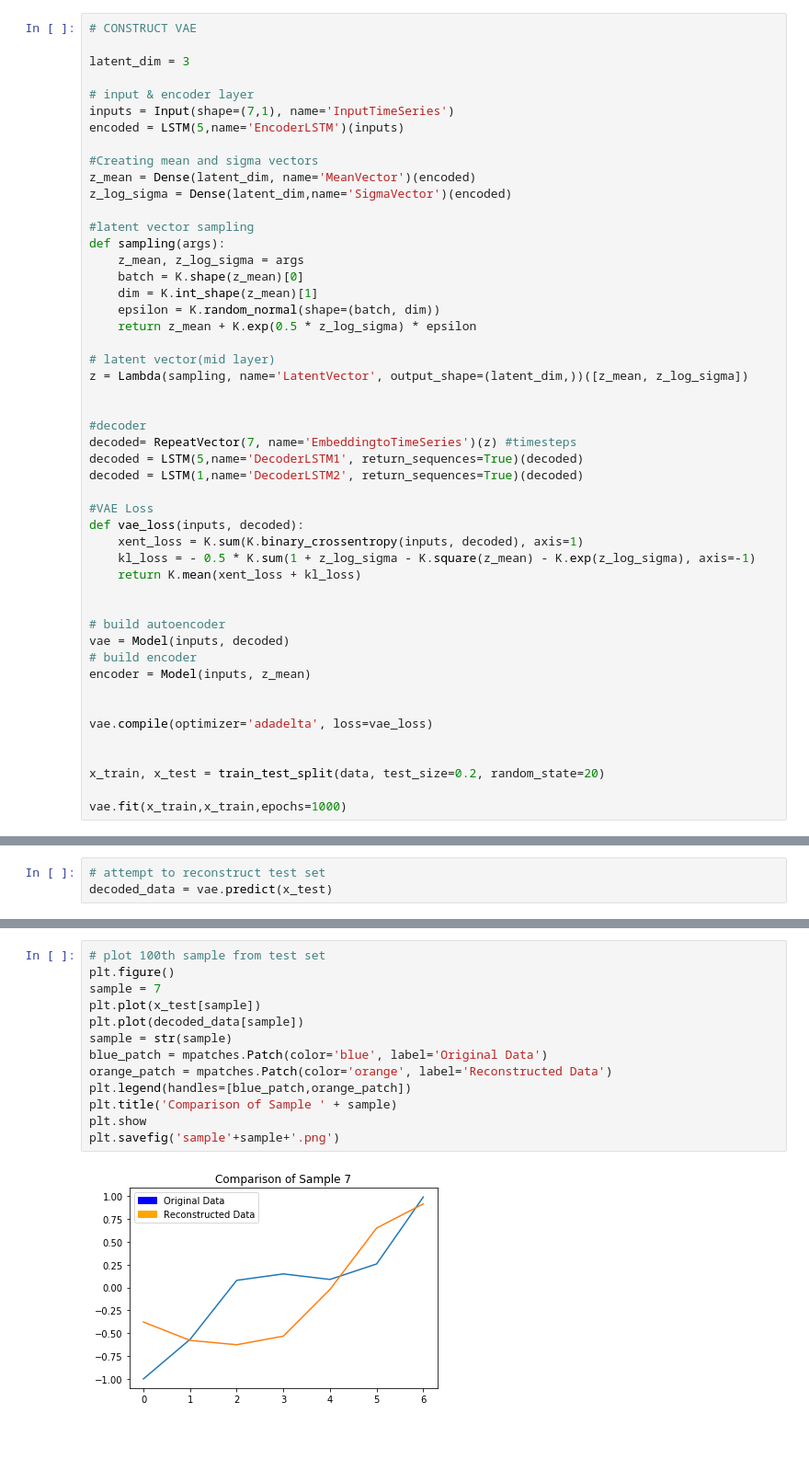
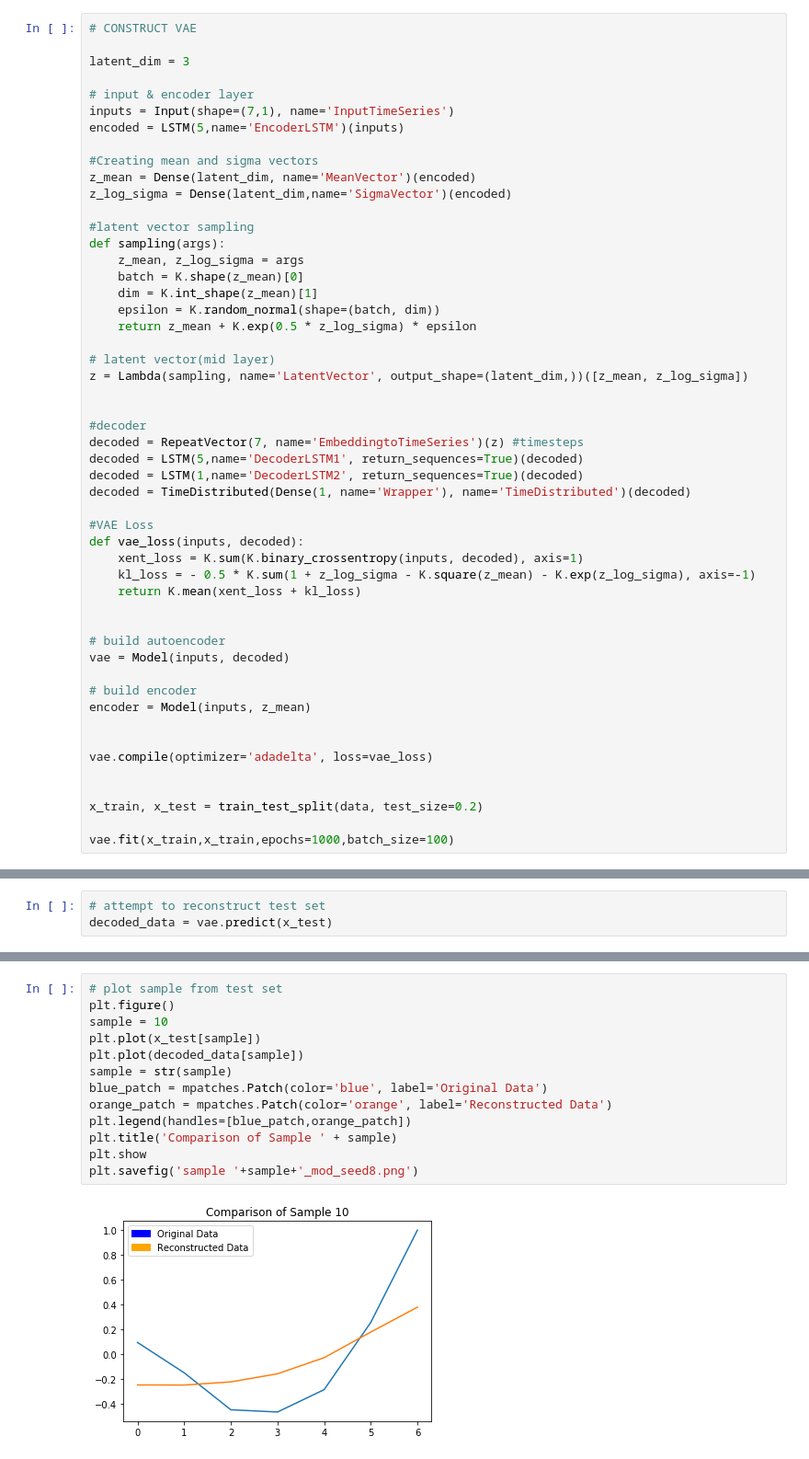
Before and after one commit to stehuang/Deep-Learning-Project-B2DK-, a Jupyter notebook: Deep Learning Project/Autoencoders/LSTM Variational Autoencoder.ipynb, the cells around one changed output, grey strips where cells are left out. Shown at 92% size. Saved outputs shown, nothing was run; the diff lists cells and outputs as text.

Commit message:
Add files via upload
added tensorflow random seed

```diff
--- a/Deep Learning Project/Autoencoders/LSTM Variational Autoencoder.ipynb
+++ b/Deep Learning Project/Autoencoders/LSTM Variational Autoencoder.ipynb
@@ -56,9 +72,10 @@ z = Lambda(sampling, name='LatentVector', output_shape=(latent_dim,))([z_mean, z
 
 
 #decoder
-decoded= RepeatVector(7, name='EmbeddingtoTimeSeries')(z) #timesteps
+decoded = RepeatVector(7, name='EmbeddingtoTimeSeries')(z) #timesteps
 decoded = LSTM(5,name='DecoderLSTM1', return_sequences=True)(decoded)
 decoded = LSTM(1,name='DecoderLSTM2', return_sequences=True)(decoded)
+decoded = TimeDistributed(Dense(1, name='Wrapper'), name='TimeDistributed')(decoded)
 
 #VAE Loss
 def vae_loss(inputs, decoded):
@@ -69,6 +86,7 @@ def vae_loss(inputs, decoded):
 
 # build autoencoder
 vae = Model(inputs, decoded)
+
 # build encoder
 encoder = Model(inputs, z_mean)
 
@@ -76,8 +94,8 @@ encoder = Model(inputs, z_mean)
 vae.compile(optimizer='adadelta', loss=vae_loss)
 
 
-x_train, x_test = train_test_split(data, test_size=0.2, random_state=20)
+x_train, x_test = train_test_split(data, test_size=0.2)
 
-vae.fit(x_train,x_train,epochs=1000)
+vae.fit(x_train,x_train,epochs=1000,batch_size=100)
 # %% [output]
 Epoch 1/1000
@@ -131,15 +149,15 @@ No handles with labels found to put in legend.
 # %%
-# plot 100th sample from test set
+# plot sample from test set
 plt.figure()
-sample = 7
+sample = 10
 plt.plot(x_test[sample])
 plt.plot(decoded_data[sample])
 sample = str(sample)
 blue_patch = mpatches.Patch(color='blue', label='Original Data')
 orange_patch = mpatches.Patch(color='orange', label='Reconstructed Data')
 plt.legend(handles=[blue_patch,orange_patch])
 plt.title('Comparison of Sample ' + sample)
 plt.show
-plt.savefig('sample'+sample+'.png')
+plt.savefig('sample '+sample+'_mod_seed8.png')
 # %% [output]
-[figure, old version]
+[figure, new version]
```
Also changed, not shown: parts of 7 cells of this notebook.
